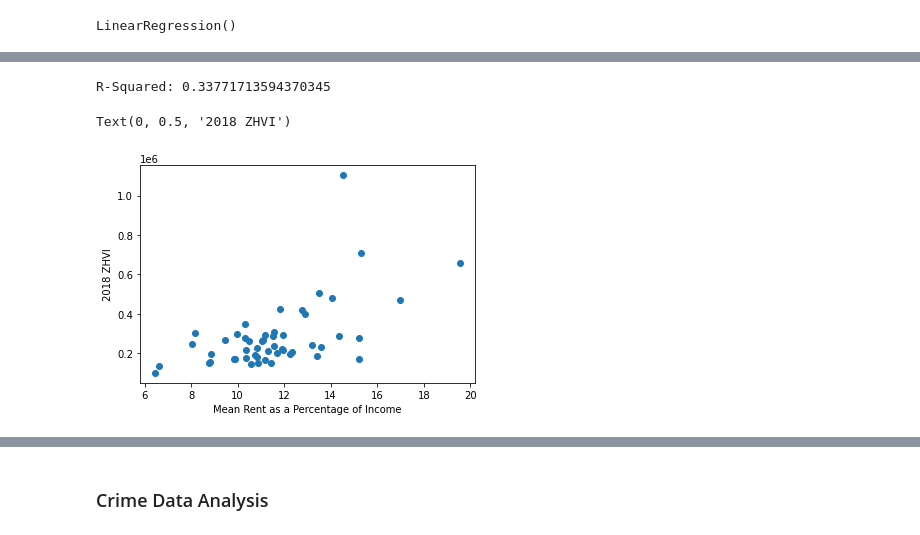
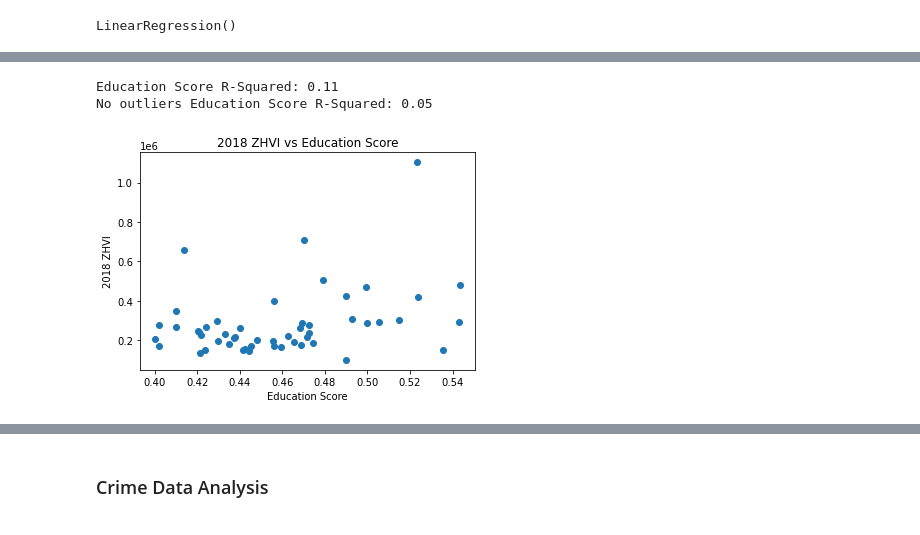
Before and after one commit to Wichaelian/INFO2950, a Jupyter notebook: Phase V.ipynb, the cells around one changed output, grey strips where cells are left out. Saved outputs shown, nothing was run; the diff lists cells and outputs as text; code cells hidden in the pictures.

```diff
--- a/Phase V.ipynb
+++ b/Phase V.ipynb
@@ -88,0 +88,34 @@ from sklearn.model_selection import train_test_split
+# %%
+'''
+Calculates the R-squared value for the given variable "var" and the 2018 Zillow Home Value Index
+Parameters:
+    var: a string corresponding to the variable to be tested. Must be a column in the main dataframe
+    isGraph: a boolean. If true, generates a scatterplot.
+'''
+def performRsquared(var, isGraph):
+    model = LinearRegression()
+    model.fit(msazhvi[[var]], msazhvi['2018 ZHVI'])
+    print(var + " R-Squared: " + str(round(model.score(msazhvi[[var]], msazhvi['2018 ZHVI']),2)))
+    if(isGraph):
+        plt.scatter(msazhvi[var], msazhvi['2018 ZHVI'])
+        plt.xlabel(var)
+        plt.ylabel('2018 ZHVI')
+        plt.title("2018 ZHVI vs " + var)
+# %%
+'''
+Calculates the R-squared value for the given variable "var" and the 2018 Zillow Home Value Index.
+Excludes outliers with z-score greater than 3.
+Parameters:
+    var: a string corresponding to the variable to be tested. Must be a column in the main dataframe
+    isGraph: a boolean. If true, generates a scatterplot.
+'''
+def performRsquaredNoOutliers(var, isGraph):
+    selectedmsazhvi = msazhvi[[var, '2018 ZHVI']]
+    nonoutliermsazhvi = selectedmsazhvi[(np.abs(stats.zscore(selectedmsazhvi)) < 3).all(axis=1)]
+    noOutlierModel = LinearRegression()
+    noOutlierModel.fit(nonoutliermsazhvi[[var]], nonoutliermsazhvi['2018 ZHVI'])
+    print('No outliers ' + var + " R-Squared: " + str(round(noOutlierModel.score(nonoutliermsazhvi[[var]], nonoutliermsazhvi['2018 ZHVI']),2)))
+    if(isGraph):
+        plt.scatter(nonoutliermsazhvi[var], nonoutliermsazhvi['2018 ZHVI'])
+        plt.xlabel(var)
+        plt.ylabel('2018 ZHVI')
@@ -147,11 +150,7 @@ Text(0, 0.5, '2018 ZHVI')
-# %%
-rentModel = LinearRegression()
-rentModel.fit(msazhvi[['Mean Rent as a Percentage of Income']], msazhvi['2018 ZHVI'])
-print('R-Squared: ' + str(rentModel.score(msazhvi[['Mean Rent as a Percentage of Income']], msazhvi['2018 ZHVI'])))
-plt.scatter(msazhvi['Mean Rent as a Percentage of Income'], msazhvi['2018 ZHVI'])
-plt.xlabel('Mean Rent as a Percentage of Income')
-plt.ylabel('2018 ZHVI')
-# %% [output]
-R-Squared: 0.33771713594370345
-Text(0, 0.5, '2018 ZHVI')
-[figure, removed]
+# %%
+performRsquared('Education Score', True)
+performRsquaredNoOutliers('Education Score', False)
+# %% [output]
+Education Score R-Squared: 0.11
+No outliers Education Score R-Squared: 0.05
+[figure, added]
```
Also changed, not shown: parts of 35 cells of this notebook, 1 other file.
